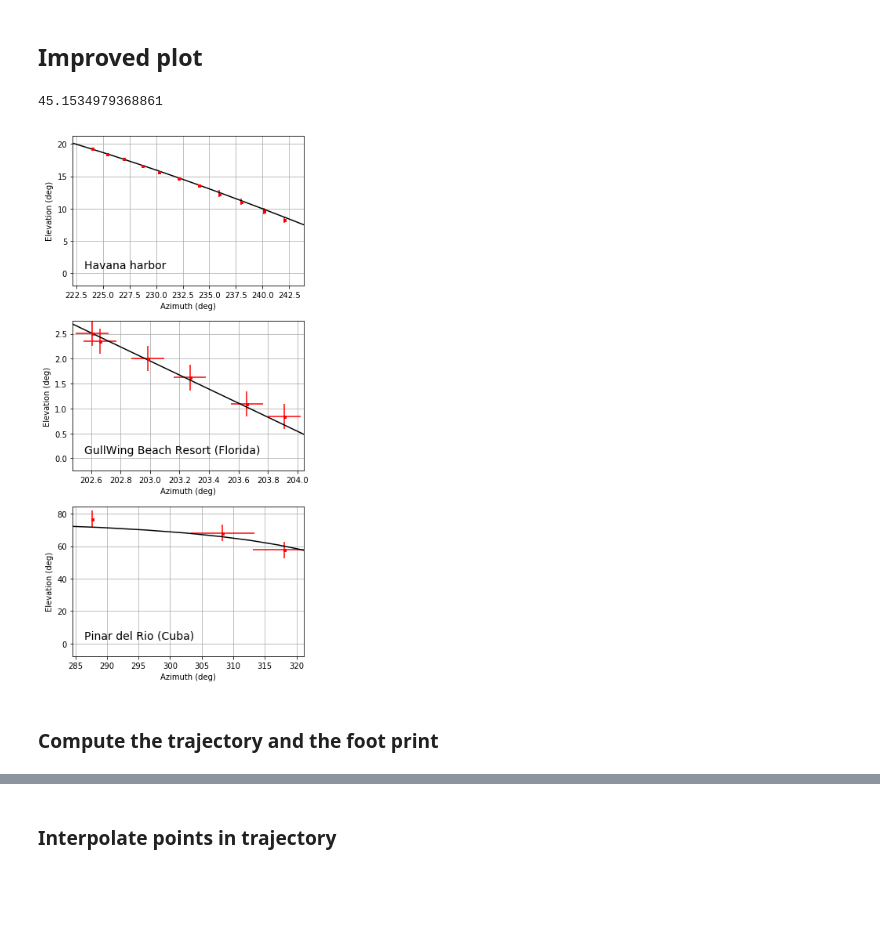
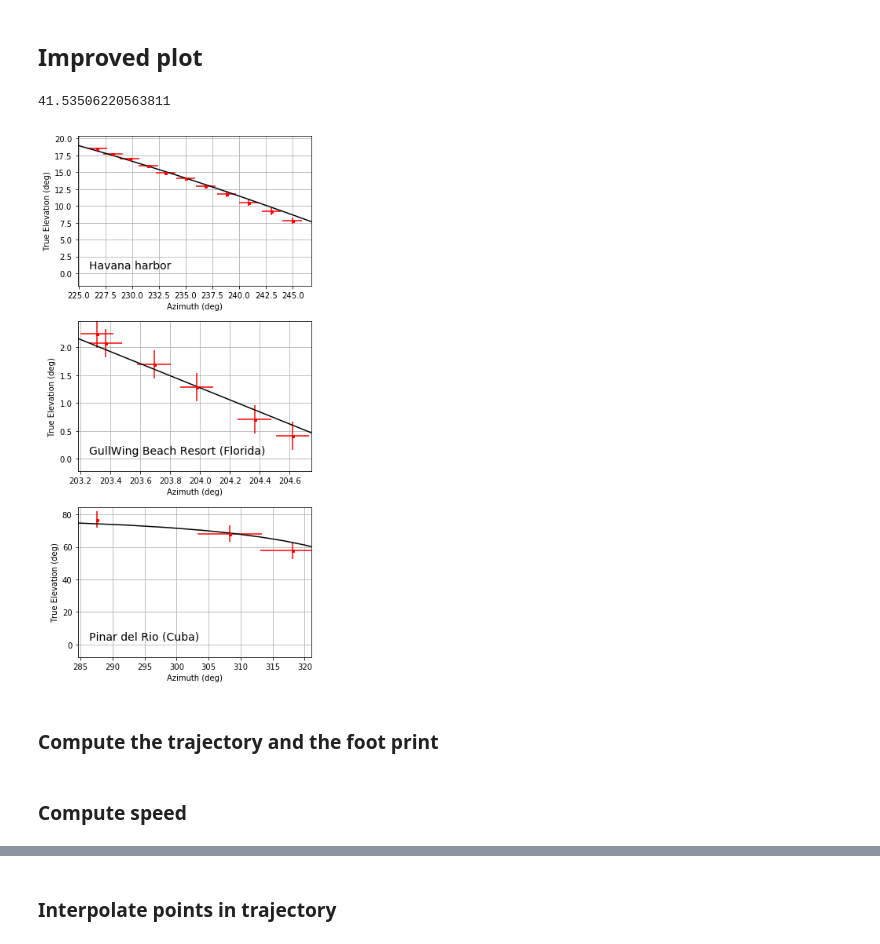
Before and after one commit to seap-udea/MeteorTrajectories, a Jupyter notebook: MeteorTrajectories-Trajectory.ipynb, the cells around one changed output, grey strips where cells are left out. Saved outputs shown, nothing was run; the diff lists cells and outputs as text; code cells hidden in the pictures; blank space fills up the shorter version.

```diff
--- a/MeteorTrajectories-Trajectory.ipynb
+++ b/MeteorTrajectories-Trajectory.ipynb
@@ -91,7 +109,7 @@ RAD=1/DEG
 
 #Fitting procedure
 lengthTestTrajectory=300 #km
-npointsTestTrajectory=100
+npointsTestTrajectory=50
 # %% [markdown]
 ## Impact data
 # %%
@@ -133,0 +171,8 @@ nvp=len(vantagePoints.keys())-1
+# %%
+def Ratm(ha,epsilon):
+    """
+    Benett formula
+    See: https://en.wikipedia.org/wiki/Atmospheric_refraction
+    """
+    R=1/np.tan((ha+7.31/(ha+4.4))*DEG)
+    return R/60.0
@@ -133,0 +205,5 @@ nvp=len(vantagePoints.keys())-1
+# %%
+key="florida"
+#key="pinar"
+#key="havana"
+vantagePoints[key]["obstraj_nocorr"],vantagePoints[key]["obstraj"]
@@ -185,13 +276,31 @@ def chiSquare(param,vps,avoid=[],verbose=False,npoints=npointsTestTrajectory):
 ### Minimization
 # %%
 #Minimization
-lonProj=-83.7751101
+"""
+lonProj=-83.8751101
 latProj=22.80728391
 hrad=33.0 #deg
-Azrad=180.0 #deg
+Azrad=175.0 #deg
 Azref=192.0 #deg
+"""
+#"""
+#MUY BUENO
+lonProj=-83.81626833
+latProj=22.8974281
+hrad=30.06190132 #deg
+Azrad=172.62676791 #deg
+Azref=193 #deg
+#"""
+"""
+lonProj=-83.81626833
+latProj=22.8974281
+hrad=30.06190132 #deg
+Azrad=175.62676791 #deg
+Azref=193.2#deg
+#"""
+
 param=[lonProj,latProj,hrad,Azrad,Azref]
-solution=minimize(chiSquare,param,args=(vantagePoints,[],False),options=dict(maxiter=100))
+solution=minimize(chiSquare,param,args=(vantagePoints,[],False,50),options=dict(maxiter=100))
 
 #Plot solution
 fig,axs=plt.subplots(nvp,figsize=(4,6))
@@ -249,9 +358,10 @@ solution
 ## Improved plot
 # %%
 param=solution.x
-chiSquare(param,vantagePoints,npoints=100)
+#param=np.array([-83.79994535,  22.9133357 ,  30.96755727, 179.14747274, 193.21051445])
+chiSquare(param,vantagePoints,npoints=200)
 # %% [output]
-45.1534979368861
+41.53506220563811
 # %%
 #Trajectory with this conditions
 npoints=200
@@ -277,34 +387,34 @@ i=-1
 
 for i,ax in enumerate(axs):
     ax.set_xlabel("Azimuth (deg)")
-    ax.set_ylabel("Elevation (deg)")
+    ax.set_ylabel("True Elevation (deg)")
 
 #axs[0].set_title(f"Trajectory solution: Az = {solution.x[3]:.2f}, h = {solution.x[2]:.2f}",fontsize=10)
 
 i=-1
 for key,vp in vantagePoints.items():
     if key=="impact":continue
     i+=1
 
     #Plot observed points
     axs[i].plot(vp["theotraj"][:,0],vp["theotraj"][:,1],'k-')
     axs[i].errorbar(vp["obstraj"]["Az"]+vp["Azref"],vp["obstraj"]["h"],
                     xerr=vp["obstraj"]["Azerr"],yerr=vp["obstraj"]["herr"],marker='s',ms=3,ls='',color='r')
     axs[i].text(0.05,0.1,vp["location"],ha='left',va='bottom',transform=axs[i].transAxes,fontsize=14)
 
     #Ranges
     Azmin=(vp["obstraj"]["Az"]+vp["Azref"]).min();Azmax=(vp["obstraj"]["Az"]+vp["Azref"]).max()
     hmin=0;hmax=vp["obstraj"]["h"].max()
     dAz=(Azmax-Azmin)/10.0
     dh=(hmax-hmin)/10.0
 
     axs[i].set_xlim((Azmin-dAz,Azmax+dAz))
     axs[i].set_ylim((hmin-dh,hmax+dh))
     axs[i].grid()
 
 fig.savefig(FIGDIR+"trajectory-fit.png")
 fig.tight_layout()
 # %% [output]
-[figure, old version]
+[figure, new version]
 # %% [markdown]
 ### Compute the trajectory and the foot print
@@ -315 +533,3 @@ vp=vantagePoints["pinar"]
+# %% [markdown]
+### Compute speed
 # %%
```
Also changed, not shown: parts of 38 cells of this notebook, 42 other files.
